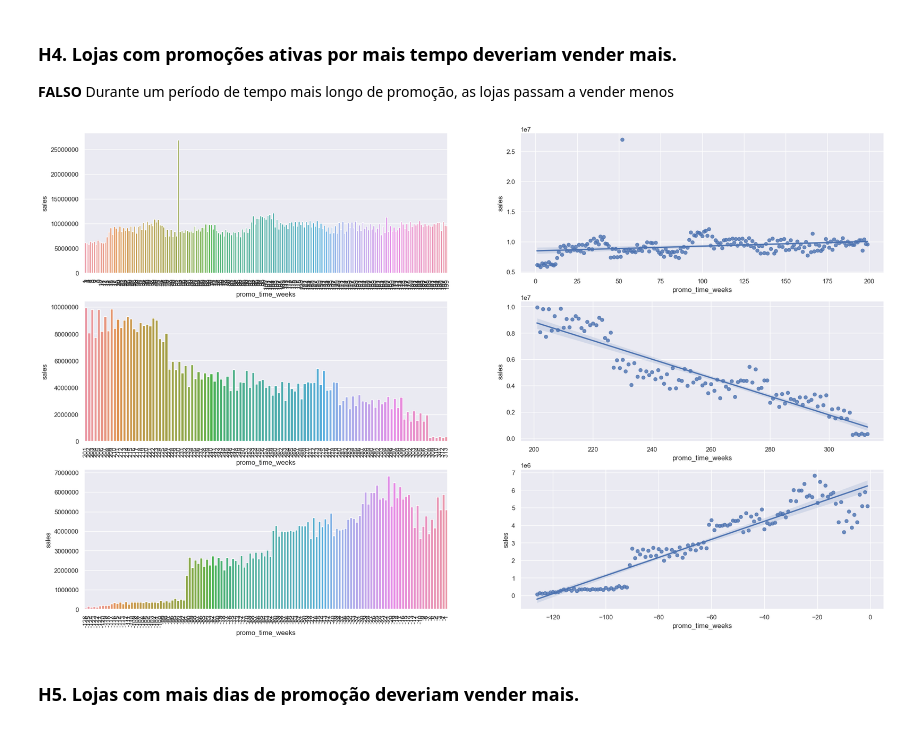
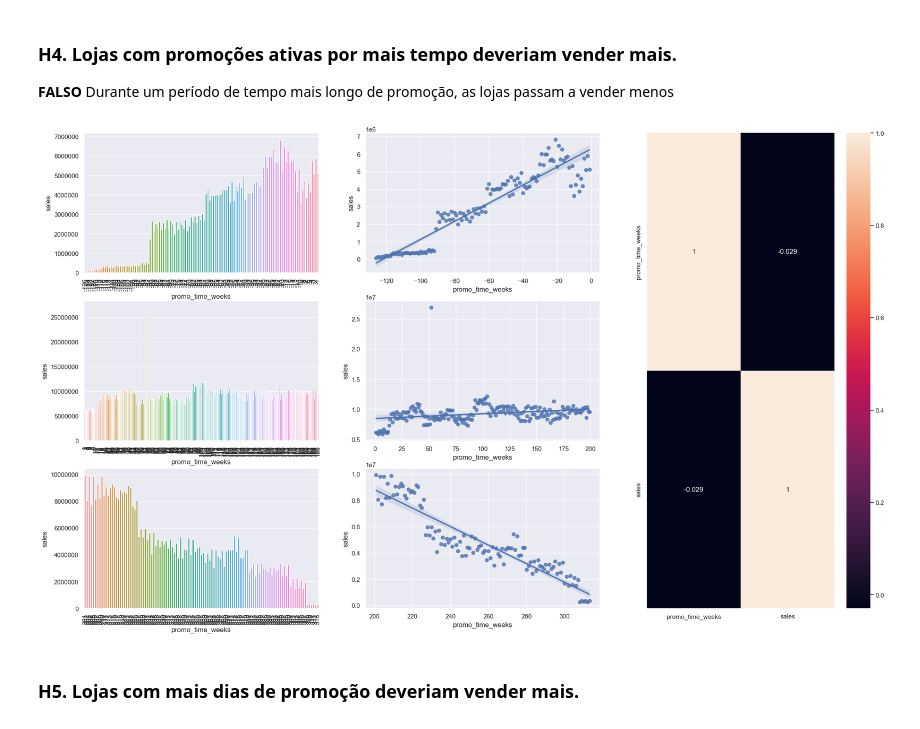
Before and after one commit to BlueBics/rossmann_sales_prediction, a Jupyter notebook: v01_store_sales_prediction.ipynb, the cells around one changed output. Saved outputs shown, nothing was run; the diff lists cells and outputs as text; code cells hidden in the pictures.

```diff
--- a/v01_store_sales_prediction.ipynb
+++ b/v01_store_sales_prediction.ipynb
@@ -618,39 +619,44 @@ sns.heatmap(aux1.corr('pearson'), annot=True);
 # %%
 #promo_time_weeks < 0 -> periodo de promocao regular
 #promo_time_weeks > 0 -> periodo de promocao estendido
 
 # plt.figure(figsize=(25,15))
 aux1 = df4[['promo_time_weeks','sales']].groupby('promo_time_weeks').sum().reset_index()
 
+grid = GridSpec(3, 3)
+
 plt.figure(figsize=(25,15))
-plt.subplot(3,2,1)
+plt.subplot(grid[0,0])
+promo_regular = aux1[aux1['promo_time_weeks'] < 0]
+sns.barplot(promo_regular, x='promo_time_weeks', y='sales')
+plt.ticklabel_format(style='plain', axis='y')
+plt.xticks(rotation=90)
+
+plt.subplot(grid[0,1])
+sns.regplot(promo_regular, x='promo_time_weeks', y='sales')
+
+plt.subplot(grid[1,0])
 promo_extended = aux1[(aux1['promo_time_weeks'] > 0) & (aux1['promo_time_weeks'] < 200)]
 sns.barplot(promo_extended, x='promo_time_weeks', y='sales')
 plt.ticklabel_format(style='plain', axis='y')
 plt.xticks(rotation=90)
 
-plt.subplot(3,2,2)
+plt.subplot(grid[1,1])
 sns.regplot(promo_extended, x='promo_time_weeks', y='sales')
 
-plt.subplot(3,2,3)
+plt.subplot(grid[2,0])
 promo_extended = aux1[aux1['promo_time_weeks'] > 200]
 sns.barplot(promo_extended, x='promo_time_weeks', y='sales')
 plt.ticklabel_format(style='plain', axis='y')
 plt.xticks(rotation=90)
 
-plt.subplot(3,2,4)
+plt.subplot(grid[2,1])
 sns.regplot(promo_extended, x='promo_time_weeks', y='sales')
 
-plt.subplot(3,2,5)
-promo_regular = aux1[aux1['promo_time_weeks'] < 0]
-sns.barplot(promo_regular, x='promo_time_weeks', y='sales')
-plt.ticklabel_format(style='plain', axis='y')
-plt.xticks(rotation=90)
-
-plt.subplot(3,2,6)
-sns.regplot(promo_regular, x='promo_time_weeks', y='sales');
+plt.subplot(grid[:,2])
+sns.heatmap(aux1.corr(method='pearson'),annot=True);
 # %% [output]
-[figure, old version]
+[figure, new version]
 # %% [markdown]
 ### **H5.** Lojas com mais dias de promoção deveriam vender mais.
 # %%
```
Also changed, not shown: parts of 16 cells of this notebook.
